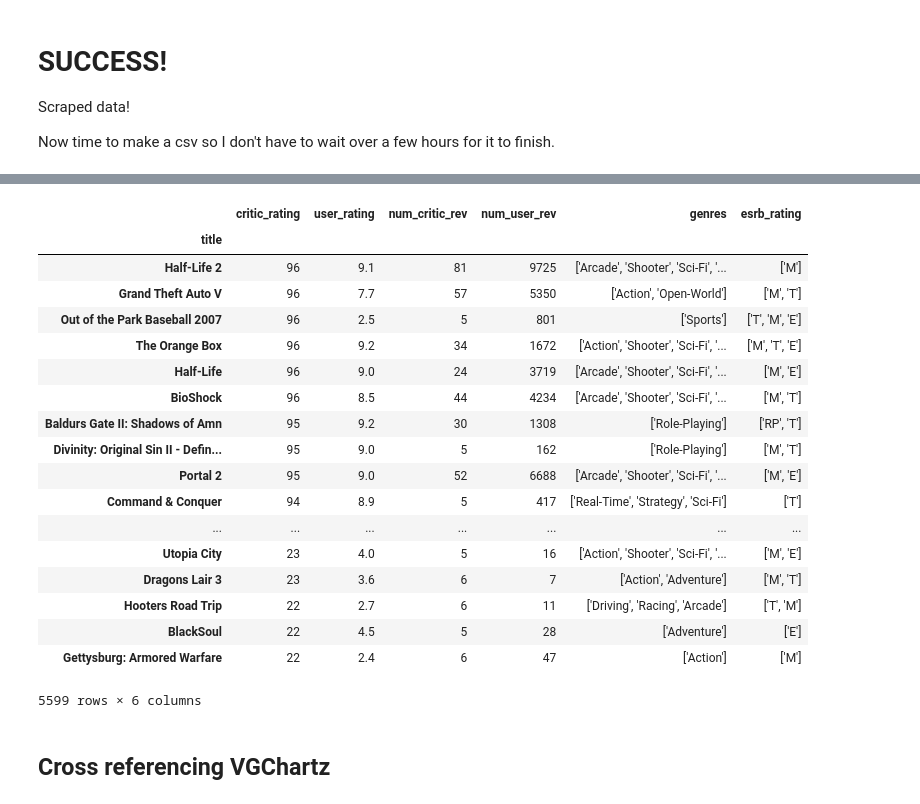
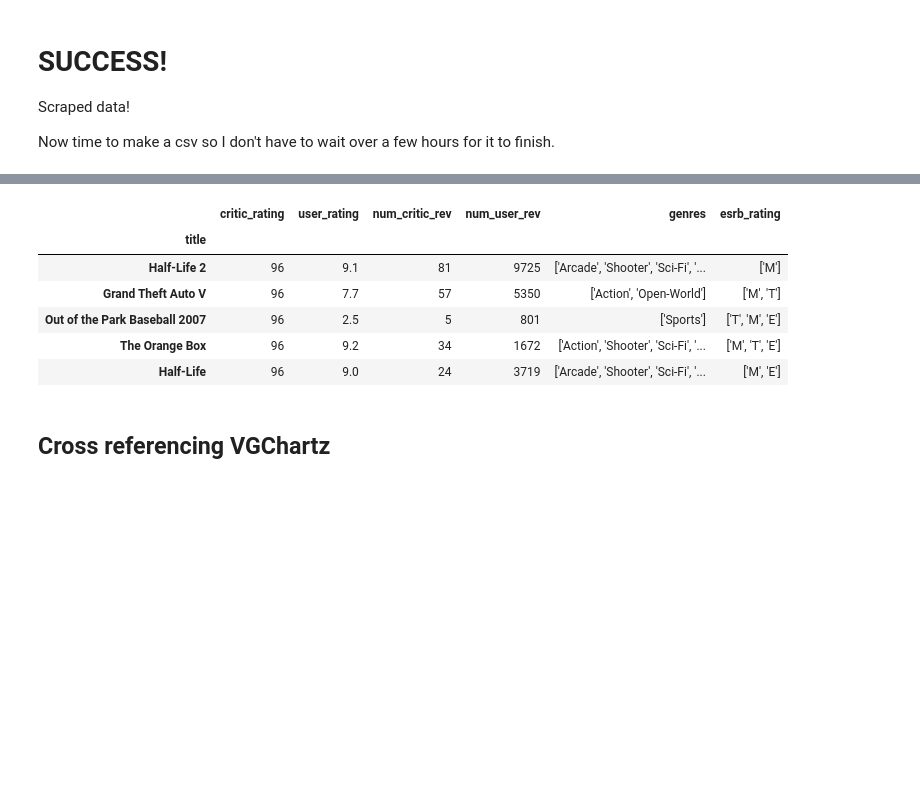
Before and after one commit to Animaznman/metametacriticcritic, a Jupyter notebook: Metametacriticcritic.ipynb, the cells around one changed output, grey strips where cells are left out. Saved outputs shown, nothing was run; the diff lists cells and outputs as text; code cells hidden in the pictures; blank space fills up the shorter version.

```diff
--- a/Metametacriticcritic.ipynb
+++ b/Metametacriticcritic.ipynb
@@ -171,26 +141,14 @@ meta_df['title'] = meta_df['title'].str.strip("\"")
 # %%
-new_df = meta_df.set_index('title').copy()
-new_df
+new_df = meta_df.set_index('title').copy() # To join later with vg_df
+new_df.head()
 # %% [output]
 |  | critic_rating | user_rating | num_critic_rev | num_user_rev | genres | esrb_rating |
 | title |  |  |  |  |  |  |
 | Half-Life 2 | 96 | 9.1 | 81 | 9725 | ['Arcade', 'Shooter', 'Sci-Fi', '... | ['M'] |
 | Grand Theft Auto V | 96 | 7.7 | 57 | 5350 | ['Action', 'Open-World'] | ['M', 'T'] |
 | Out of the Park Baseball 2007 | 96 | 2.5 | 5 | 801 | ['Sports'] | ['T', 'M', 'E'] |
 | The Orange Box | 96 | 9.2 | 34 | 1672 | ['Action', 'Shooter', 'Sci-Fi', '... | ['M', 'T', 'E'] |
 | Half-Life | 96 | 9.0 | 24 | 3719 | ['Arcade', 'Shooter', 'Sci-Fi', '... | ['M', 'E'] |
-| BioShock | 96 | 8.5 | 44 | 4234 | ['Arcade', 'Shooter', 'Sci-Fi', '... | ['M', 'T'] |
-| Baldurs Gate II: Shadows of Amn | 95 | 9.2 | 30 | 1308 | ['Role-Playing'] | ['RP', 'T'] |
-| Divinity: Original Sin II - Defin... | 95 | 9.0 | 5 | 162 | ['Role-Playing'] | ['M', 'T'] |
-| Portal 2 | 95 | 9.0 | 52 | 6688 | ['Arcade', 'Shooter', 'Sci-Fi', '... | ['M', 'E'] |
-| Command & Conquer | 94 | 8.9 | 5 | 417 | ['Real-Time', 'Strategy', 'Sci-Fi'] | ['T'] |
-| ... | ... | ... | ... | ... | ... | ... |
-| Utopia City | 23 | 4.0 | 5 | 16 | ['Action', 'Shooter', 'Sci-Fi', '... | ['M', 'E'] |
-| Dragons Lair 3 | 23 | 3.6 | 6 | 7 | ['Action', 'Adventure'] | ['M', 'T'] |
-| Hooters Road Trip | 22 | 2.7 | 6 | 11 | ['Driving', 'Racing', 'Arcade'] | ['T', 'M'] |
-| BlackSoul | 22 | 4.5 | 5 | 28 | ['Adventure'] | ['E'] |
-| Gettysburg: Armored Warfare | 22 | 2.4 | 6 | 47 | ['Action'] | ['M'] |
-5599 rows × 6 columns
 # %% [markdown]
 ## Cross referencing VGChartz
 # %% [markdown]
```
Also changed, not shown: parts of 77 cells of this notebook.
